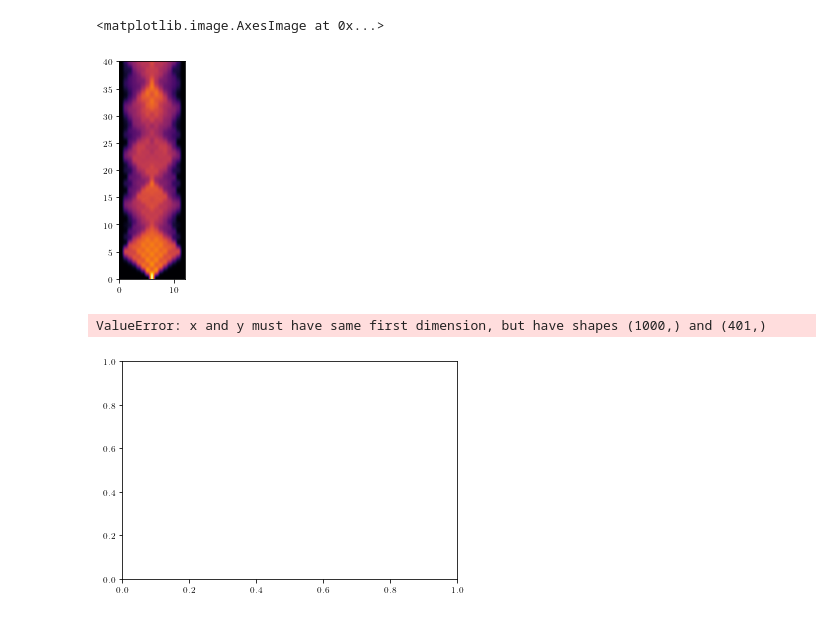
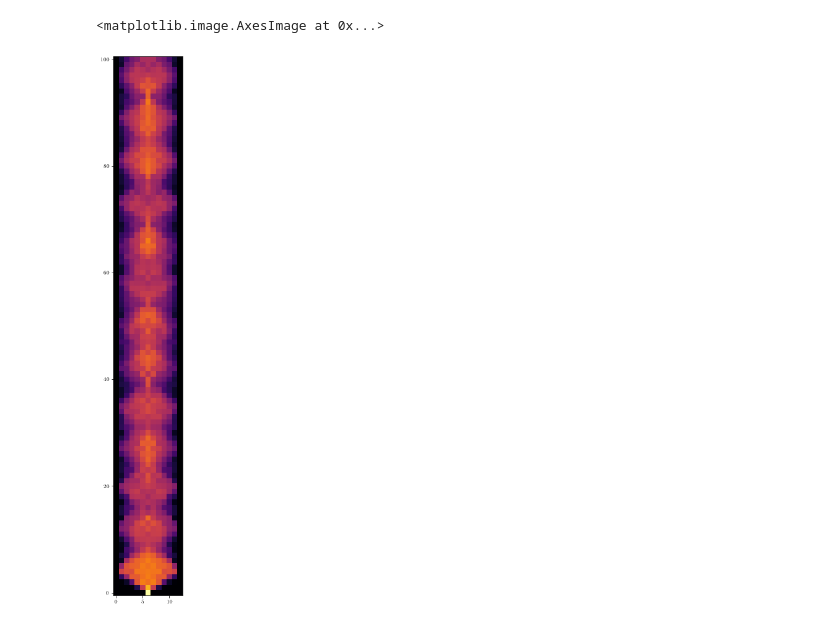
Before and after one commit to lhillber/qca, a Jupyter notebook: notebooks/rydberg_qca.ipynb, the cells around one changed output. Drawn from its saved outputs; the diff is of its cells as text; code cells hidden in the pictures.

```diff
--- a/notebooks/rydberg_qca.ipynb
+++ b/notebooks/rydberg_qca.ipynb
@@ -88,18 +89,50 @@ V
+# %%
+def iterate_full(psi, U, ts):
+    #psi = listkron([bvecs["0"], psi, bvecs["0"]])
+    yield psi
+    for t in range(len(ts)-1):
+        psi = U.dot(psi)
+        yield psi
+# %%
+Omega = 2
+Delta = -1*Vfunc(1, 2)
+dt = 1
+L = 11
+T = 100
+
+n = "1"  # 1 = |1><1|,  0 = |0><0|
+
+H = np.zeros((2**L, 2**L), dtype=complex)
+for j in range(L):
+    str1 = ["I"]*L
+    str2 = ["I"]*L
+    str1[j] = "X"
+    str2[j] = n
+    OP1 = Omega/2 * listkron([ops[o] for o in str1])
+    OP2 = Delta * listkron([ops[o] for o in str2])
+    H += OP1
+    H += OP2
+    for k in range(j+1, L):
+        str3= ["I"]*L
+        if np.abs(j - k) <= 2:
+            str3[j] = n
+            str3[k] = n
+            OP3 = Vfunc(j, k) * listkron([ops[o] for o in str3])
+            H += OP3
+
+
+U = expm(-1j * dt * H)
+ts = np.arange(0, T+dt, dt)
+# %%
+psi0 =  make_state(L,"c3_f1")
+rhoj = init_rhoj(L, len(ts))
+for ti, psi in enumerate(iterate_full(psi0, U, ts)):
+    rhoj[ti] = get_rhoj(psi)
 # %%
 exp_z = np.array([get_expectation(rho, ops["Z"]) for rho in rhoj])
 # %%
-plt.imshow(exp_z, extent=[0, L-1, 0, T], origin="lower", cmap="inferno_r", clim=[-1, 1])
+fig, ax = plt.subplots(1,1,figsize=(100, 16))
+plt.imshow(exp_z[::10], origin="lower", cmap="inferno_r", clim=[-1, 1])
 # %% [output]
 <matplotlib.image.AxesImage at 0x...>
-[figure, old version]
+[figure, new version]
-# %%
-i=0
-d=1000
-t = np.arange(i,i+d)*dt
-peaktimes = []
-for j in range(2,7):
-    peaktimes.append(t[np.argmin(exp_z[i:i+d,j])])
-    plt.plot(t, exp_z[i:i+d,j])
-# %% [output]
-ValueError: x and y must have same first dimension, but have shapes (1000,) and (401,)
-[figure, removed]
```
Also changed, not shown: parts of 5 cells of this notebook, 6 other files.
